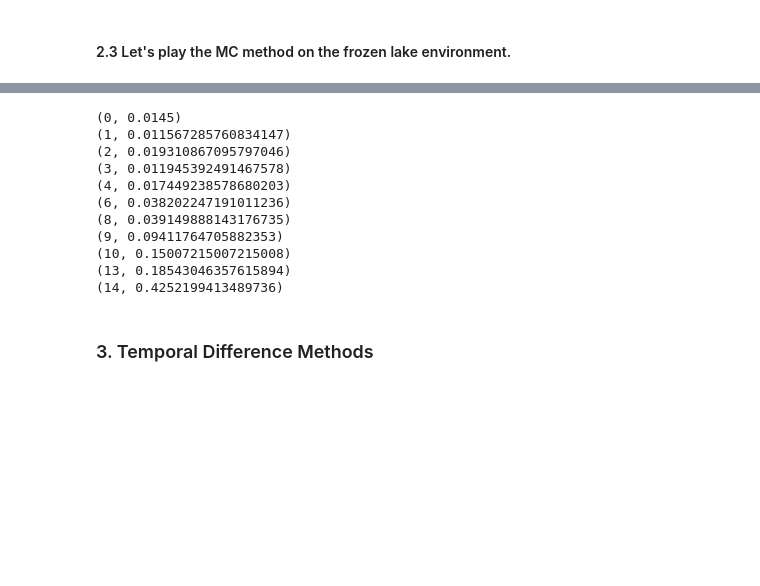
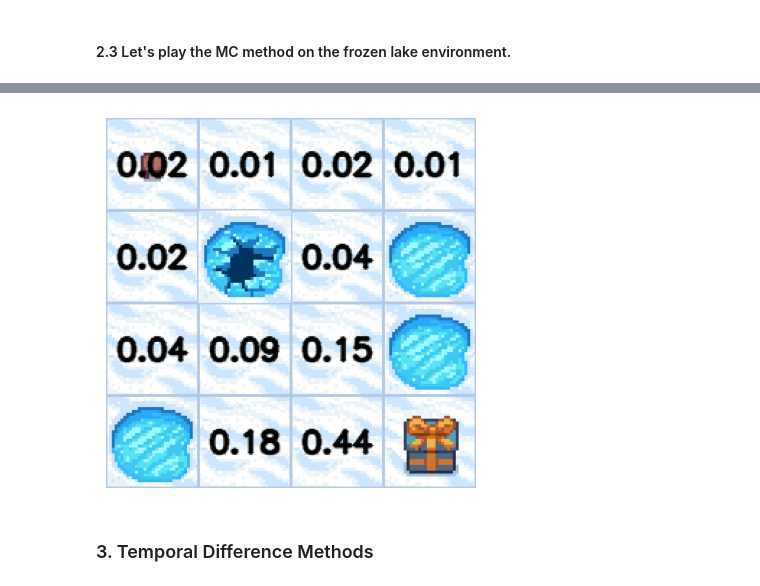
Before and after one commit to clearlab-sustech/rl-start, a Jupyter notebook: notebook/value_estimation.ipynb, the cells around one changed output, grey strips where cells are left out. Saved outputs shown, nothing was run; the diff lists cells and outputs as text; code cells hidden in the pictures; blank space fills up the shorter version.

Commit message:
add visulization for state values

```diff
--- a/notebook/value_estimation.ipynb
+++ b/notebook/value_estimation.ipynb
@@ -110,18 +110,7 @@ plt.show()
-# %%
-for value in mc_value_estimator.sorted_values_table:
-    print(value)
-# %% [output]
-(0, 0.0145)
-(1, 0.011567285760834147)
-(2, 0.019310867095797046)
-(3, 0.011945392491467578)
-(4, 0.017449238578680203)
-(6, 0.038202247191011236)
-(8, 0.039149888143176735)
-(9, 0.09411764705882353)
-(10, 0.15007215007215008)
-(13, 0.18543046357615894)
-(14, 0.4252199413489736)
+# %%
+env.draw_state_values(mc_value_estimator.sorted_values_table)
+# %% [output]
+[figure, added]
 # %% [markdown]
 ### 3. Temporal Difference Methods
 # %% [markdown]
```
Also changed, not shown: parts of 3 cells of this notebook, 3 other files.
